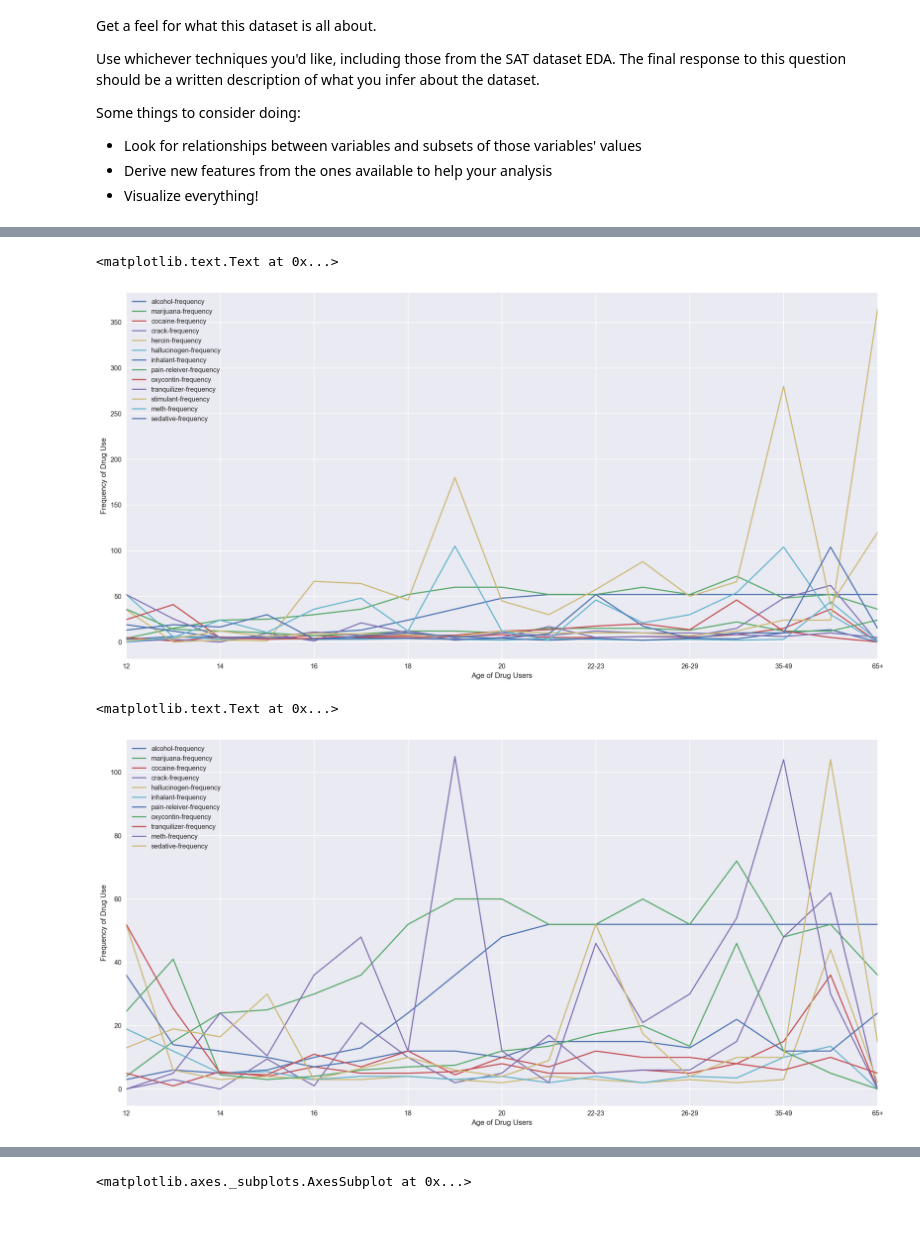
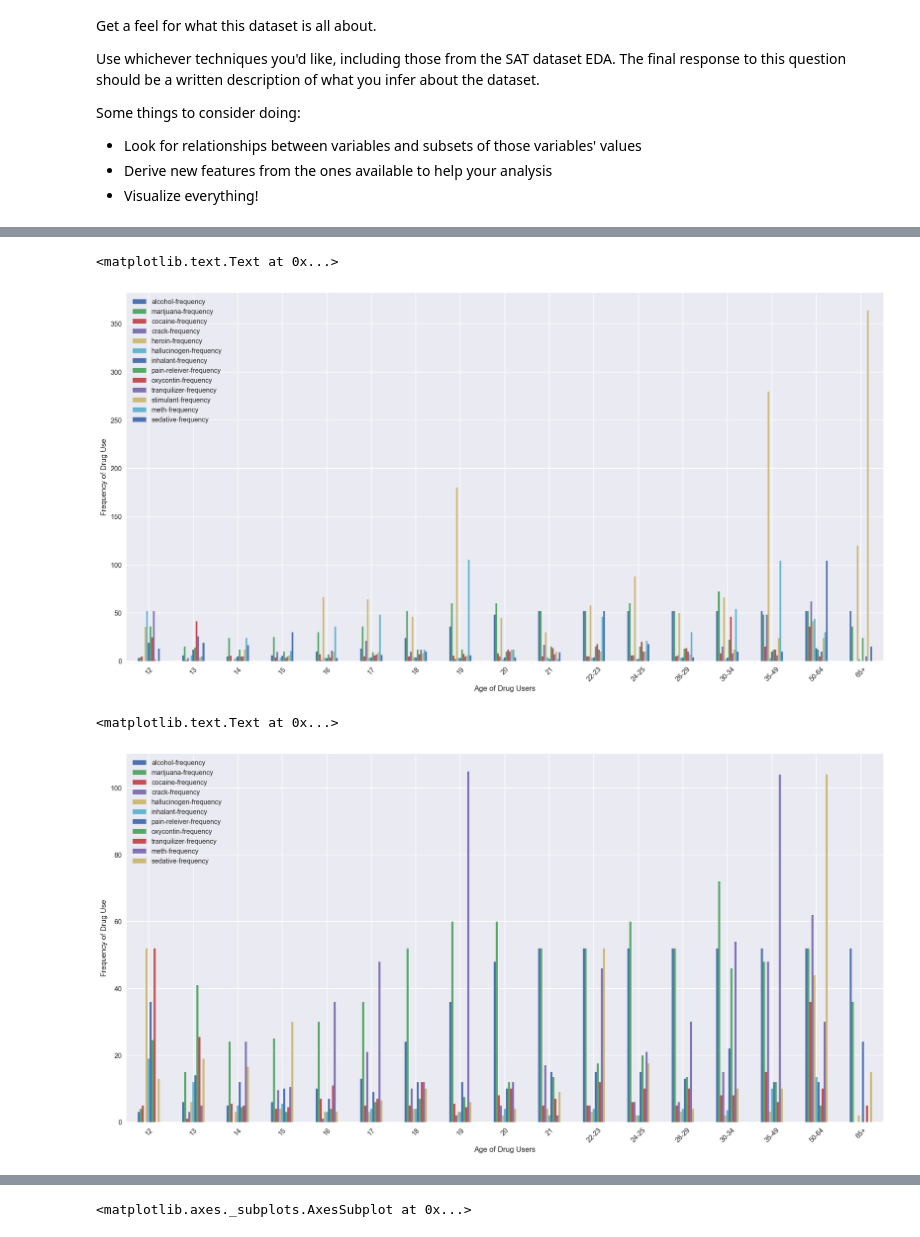
Before and after one commit to guangyic/project2, a Jupyter notebook: CHUA_Guangyi_Project2.ipynb, the cells around one changed output, grey strips where cells are left out. Drawn from its saved outputs; the diff is of its cells as text; code cells hidden in the pictures.

```diff
--- a/CHUA_Guangyi_Project2.ipynb
+++ b/CHUA_Guangyi_Project2.ipynb
@@ -654,18 +688,23 @@ drugs_frequency = pd.DataFrame(drugs.iloc[:, columns_frequency])
 age_column = np.array(drugs.iloc[:, 0])
 n_column = pd.DataFrame(drugs.iloc[:, 1])
 # %%
+# Rename indices to age brackets because some of them are strings
 drugs_frequency.rename({0: "12", 1: "13", 2: "14", 3: "15", 4:"16", 5:"17", 6:"18", 7:"19", 8:"20", 9:"21", 10:"22-23", 11:"24-25",
                   12:"26-29", 13:"30-34", 14: "35-49", 15:"50-64", 16:"65+"}, inplace=True)
-ax = drugs_frequency.plot(figsize=(20,10))
+
+ax = drugs_frequency.plot(figsize=(20,10), kind='bar', stacked=False, rot=45)
 ax.set_xlabel("Age of Drug Users")
 ax.set_ylabel("Frequency of Drug Use")
 # %% [output]
 <matplotlib.text.Text at 0x...>
-[figure, old version]
+[figure, new version]
 # %%
-ax = drugs_frequency.drop(["heroin-frequency", "stimulant-frequency"], axis=1).plot(figsize=(20,10))
+# Plotted the frequencies again because heroin and stimulants dwarfed the other data,
+# making it hard to read. Removed heroin and stimulants before plotting again
+ax = drugs_frequency.drop(["heroin-frequency", "stimulant-frequency"], axis=1).plot(figsize=(20,10),
+                                                                                   kind='bar', stacked=False, rot=45)
 ax.set_xlabel("Age of Drug Users")
 ax.set_ylabel("Frequency of Drug Use")
 # %% [output]
 <matplotlib.text.Text at 0x...>
-[figure, old version]
+[figure, new version]
```
Also changed, not shown: parts of 59 cells of this notebook.
